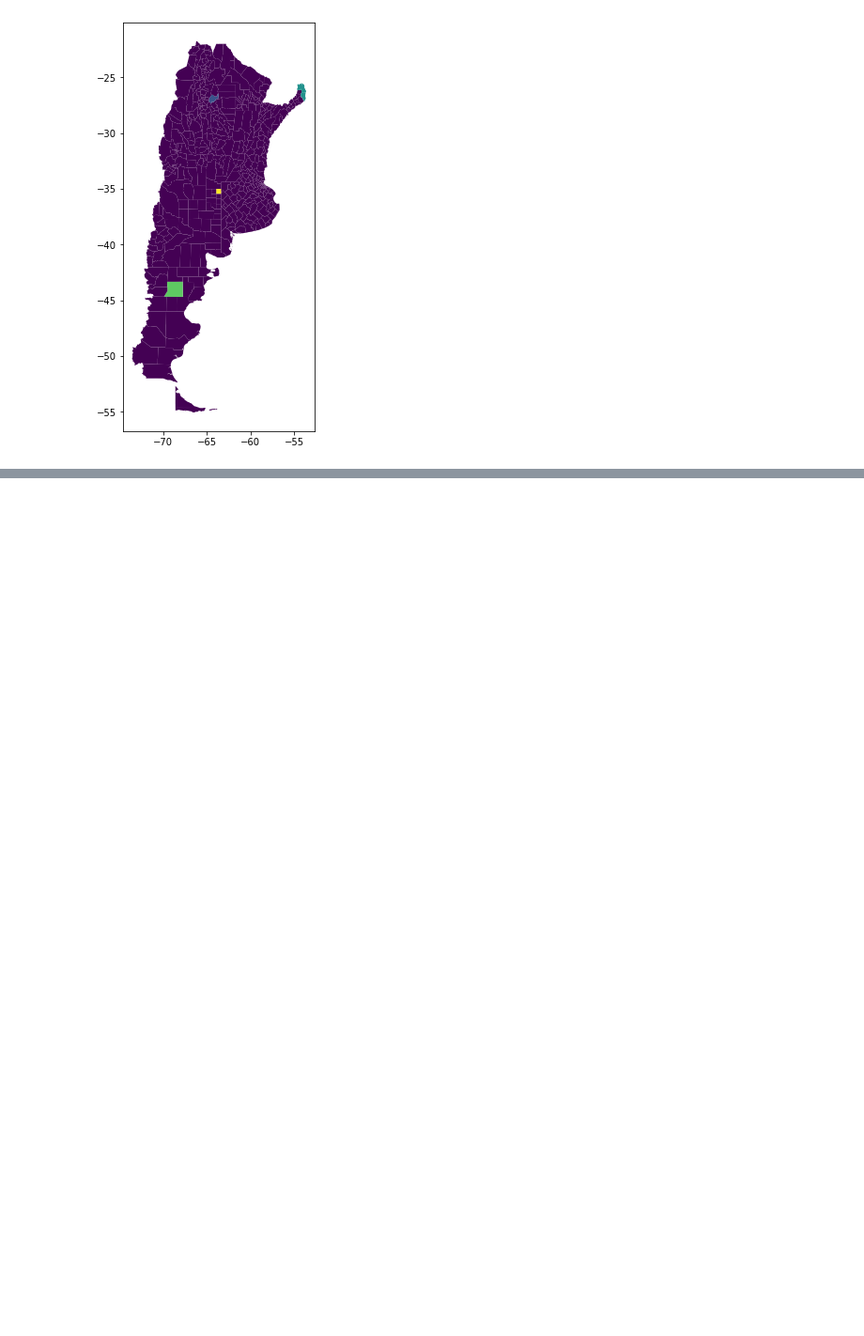
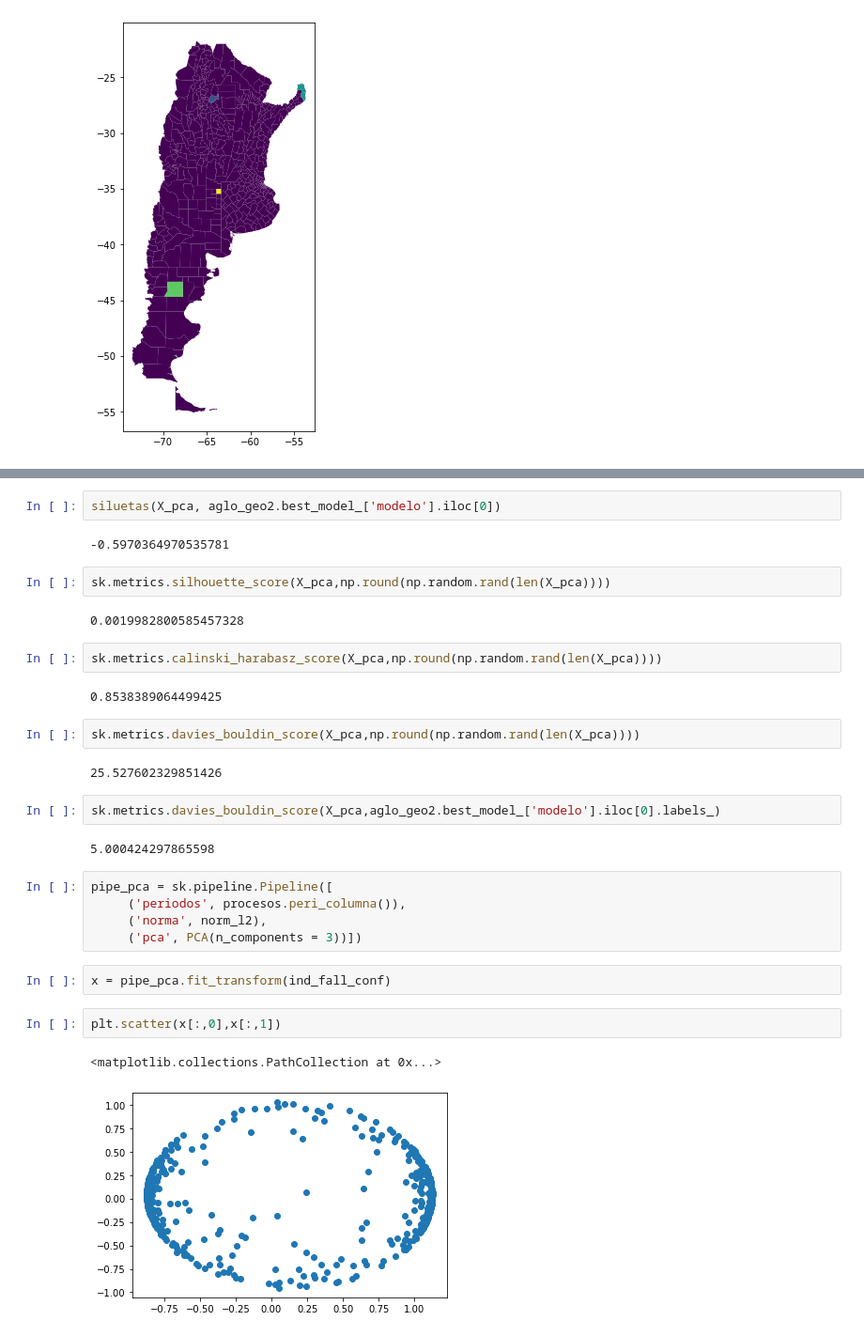
Before and after one commit to pabanib/covid, a Jupyter notebook: Untitled2.ipynb, the cells around one changed output, grey strips where cells are left out. Shown: that part at 94% size. Drawn from its saved outputs; the diff is of its cells as text; blank space fills up the shorter version.

```diff
--- a/Untitled2.ipynb
+++ b/Untitled2.ipynb
@@ -177,0 +194,32 @@ mapa_grupos(aglo_geo)
+# %%
+siluetas(X_pca, aglo_geo2.best_model_['modelo'].iloc[0])
+# %% [output]
+-0.5970364970535781
+# %%
+sk.metrics.silhouette_score(X_pca,np.round(np.random.rand(len(X_pca))))
+# %% [output]
+0.0019982800585457328
+# %%
+sk.metrics.calinski_harabasz_score(X_pca,np.round(np.random.rand(len(X_pca))))
+# %% [output]
+0.8538389064499425
+# %%
+sk.metrics.davies_bouldin_score(X_pca,np.round(np.random.rand(len(X_pca))))
+# %% [output]
+25.527602329851426
+# %%
+sk.metrics.davies_bouldin_score(X_pca,aglo_geo2.best_model_['modelo'].iloc[0].labels_)
+# %% [output]
+5.000424297865598
+# %%
+pipe_pca = sk.pipeline.Pipeline([
+     ('periodos', procesos.peri_columna()),
+     ('norma', norm_l2),
+     ('pca', PCA(n_components = 3))])
+# %%
+x = pipe_pca.fit_transform(ind_fall_conf)
+# %%
+plt.scatter(x[:,0],x[:,1])
+# %% [output]
+<matplotlib.collections.PathCollection at 0x...>
+[figure, added]
```
Also changed, not shown: parts of 35 cells of this notebook, 1 other file.
